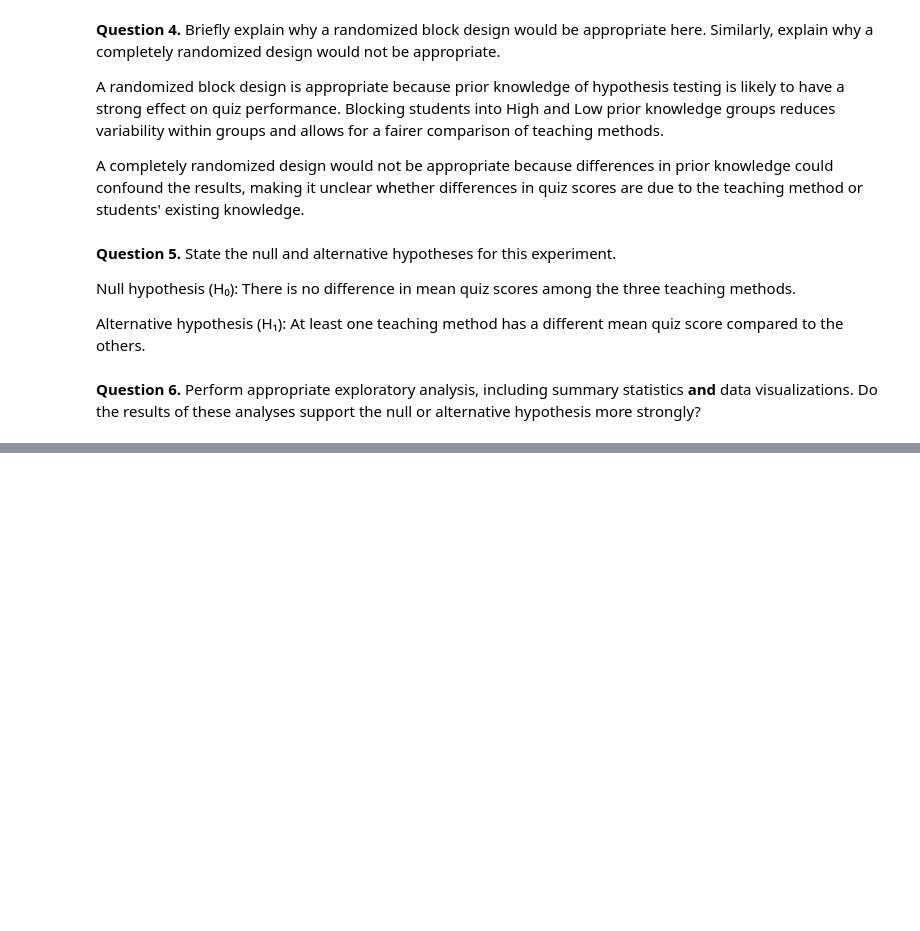
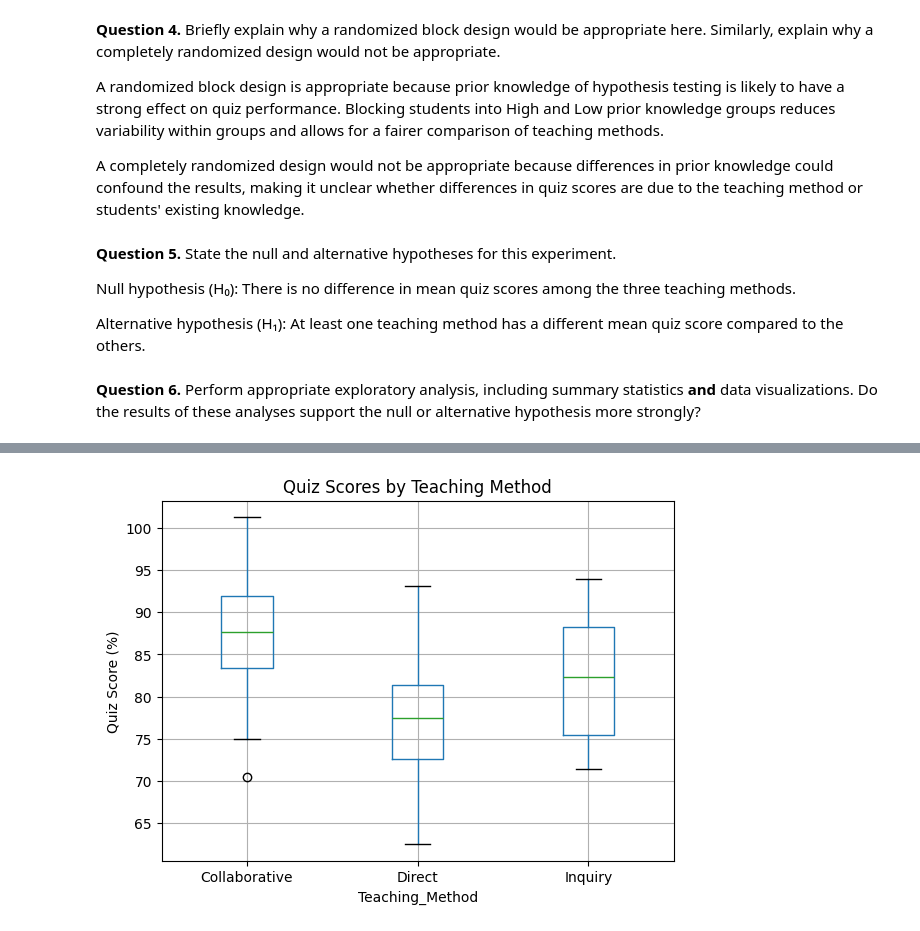
Before and after one commit to MihretTe/STAT-7220-Applied-Experimental-Design, a Jupyter notebook: Assignments/HW2/HW-2.ipynb, the cells around one changed output, grey strips where cells are left out. Drawn from its saved outputs; the diff is of its cells as text; code cells hidden in the pictures; blank space fills up the shorter version.

```diff
--- a/Assignments/HW2/HW-2.ipynb
+++ b/Assignments/HW2/HW-2.ipynb
@@ -89,0 +134,9 @@ print(f"📂 Changed directory to: {os.getcwd()}")
+# %%
+#Boxplot: Teaching Method
+df.boxplot(column="Score", by="Teaching_Method")
+plt.title("Quiz Scores by Teaching Method")
+plt.suptitle("")
+plt.ylabel("Quiz Score (%)")
+plt.show()
+# %% [output]
+[figure, added]
```
Also changed, not shown: parts of 10 cells of this notebook.
